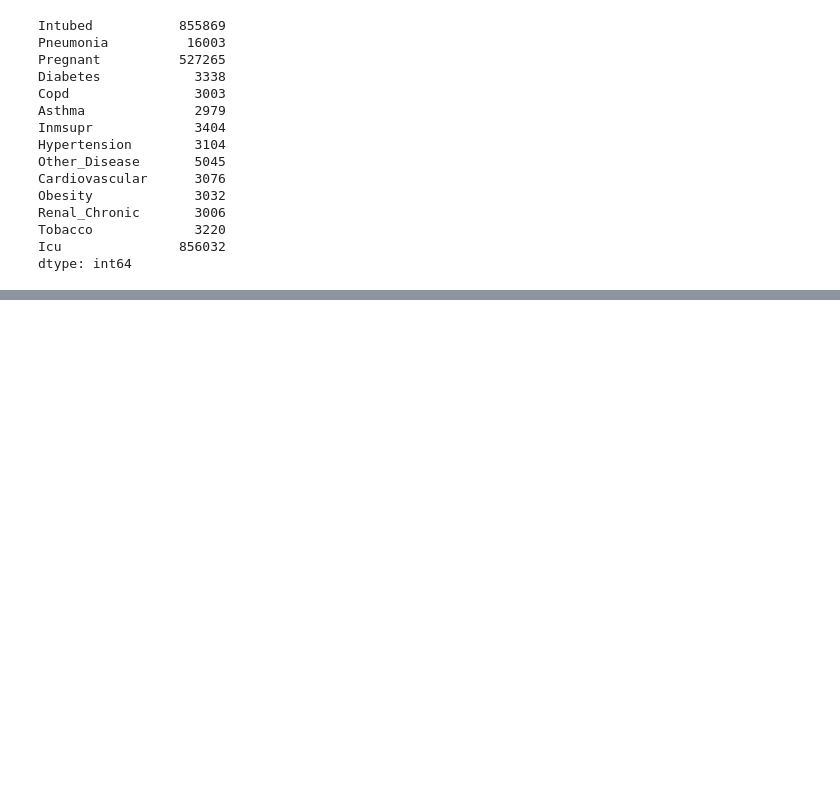
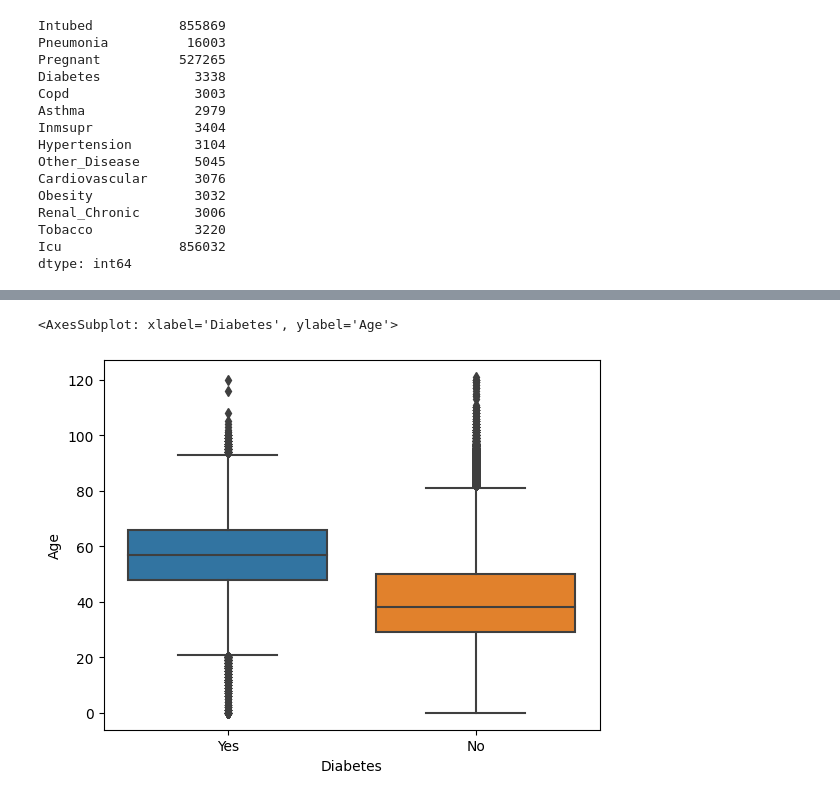
Before and after one commit to Dhruv-Chandra/Covid-19, a Jupyter notebook: Covid.ipynb, the cells around one changed output, grey strips where cells are left out. Saved outputs shown, nothing was run; the diff lists cells and outputs as text; code cells hidden in the pictures; blank space fills up the shorter version.

```diff
--- a/Covid.ipynb
+++ b/Covid.ipynb
@@ -363,0 +375,3 @@ dtype: int64
+# %%
+data.loc[(data['Age'] > 18) & (data['Age'] <= 35) & (data['Pregnant'].isnull()), 'Pregnant'] = 'Yes'
+data.loc[(data['Age'] <= 18) | (data['Age'] > 35) & (data['Pregnant'].isnull()), 'Pregnant'] = 'No'
@@ -363,0 +395,7 @@ dtype: int64
+# %%
+# Column: Diabetes
+
+sns.boxplot(x = 'Diabetes', y = 'Age', data = data)
+# %% [output]
+<AxesSubplot: xlabel='Diabetes', ylabel='Age'>
+[figure, added]
```
Also changed, not shown: parts of 7 cells of this notebook.
